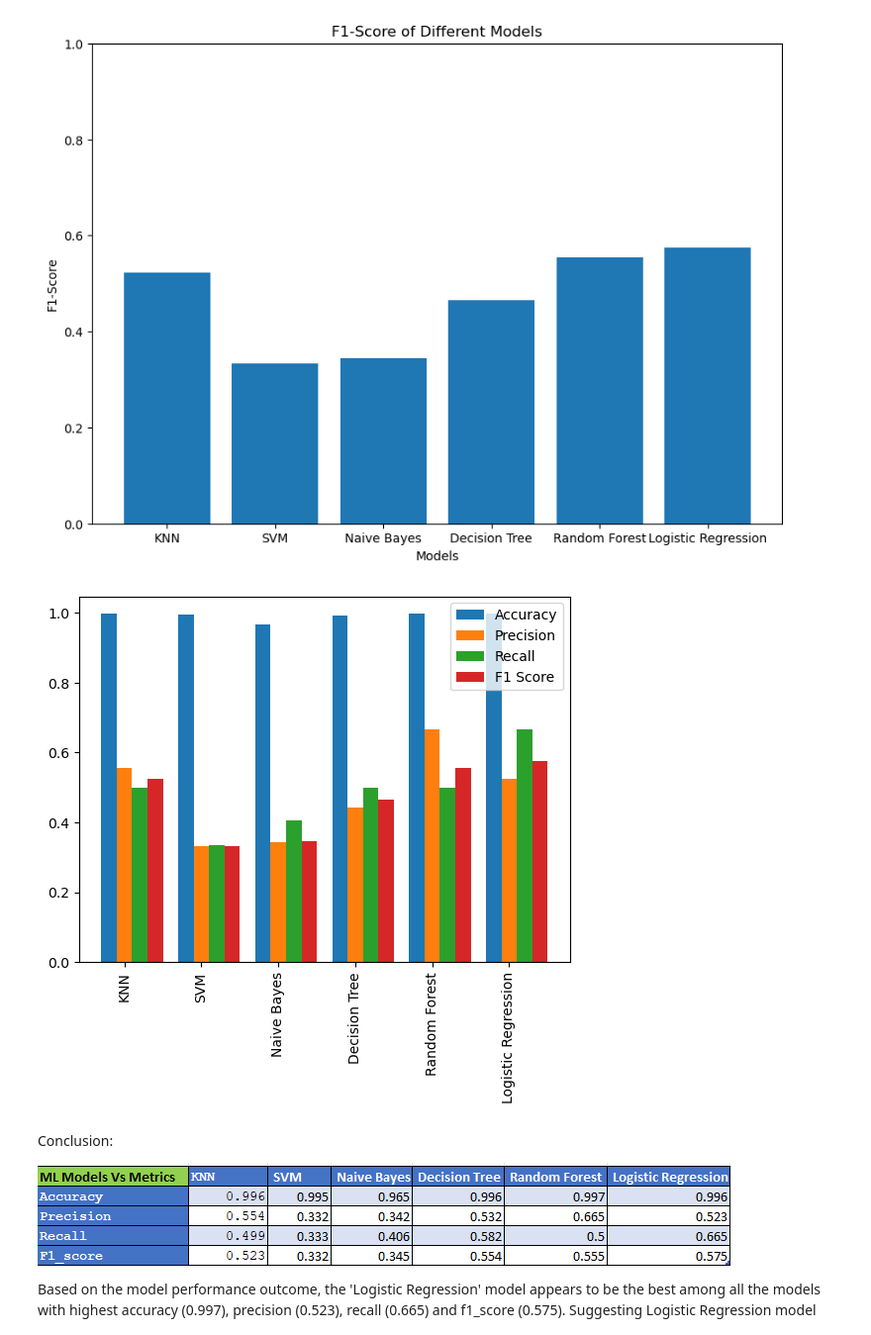
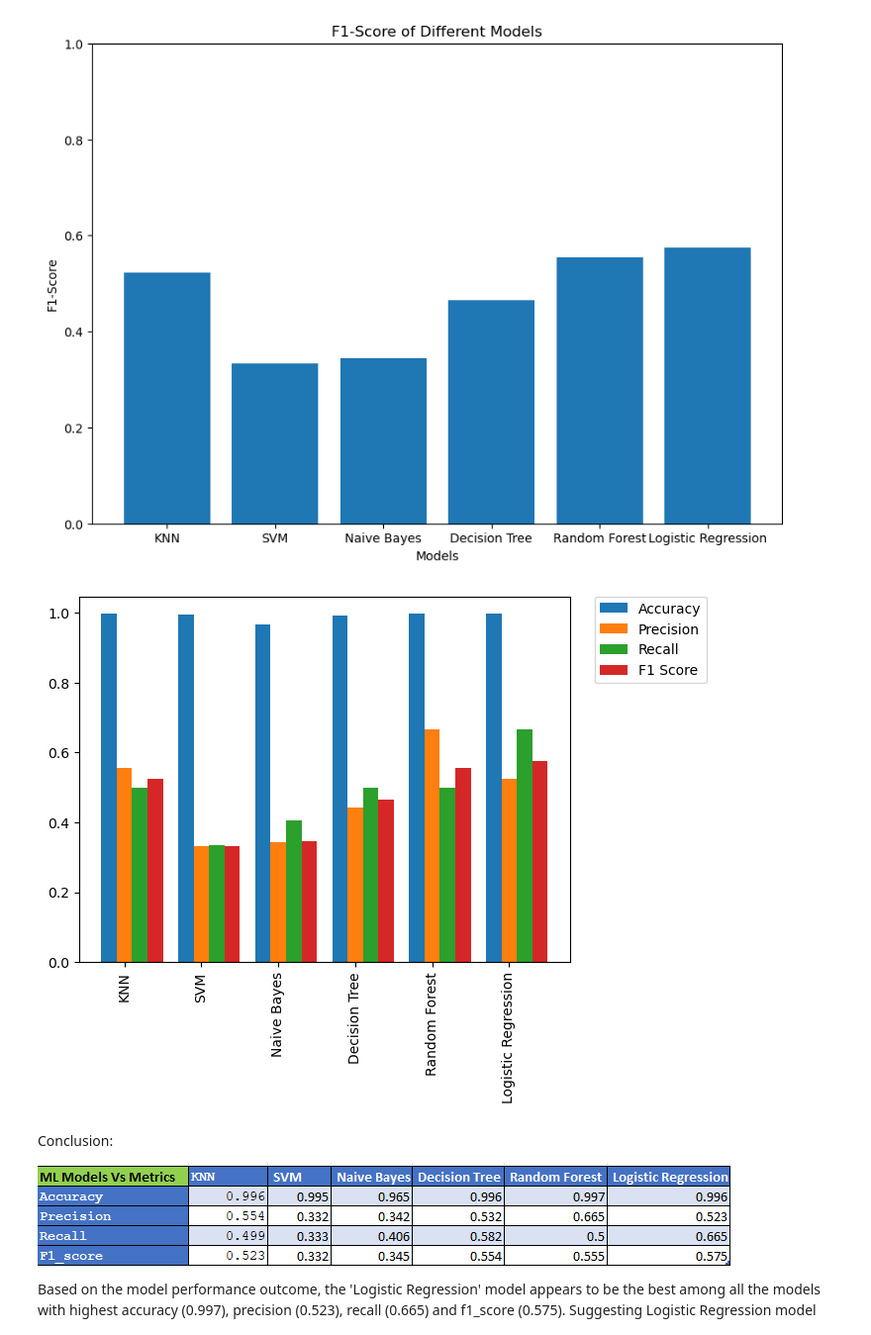
Before and after one commit to AmirAhanchian/Project_4_group_13, a Jupyter notebook: Project4_DataCln n ML - Prabha.ipynb, the cells around one changed output. Shown: that part at 99% size. Cells and saved outputs as stored; diff of their text form; code cells hidden in the pictures.

```diff
--- a/Project4_DataCln n ML - Prabha.ipynb
+++ b/Project4_DataCln n ML - Prabha.ipynb
@@ -325,24 +325,24 @@ plt.show()
 # %%
 # extract metrics values
 accuracies = [results[model]['accuracy'] for model in results]
 precisions = [results[model]['precision'] for model in results]
 recalls = [results[model]['recall'] for model in results]
 f1_scores = [results[model]['f1_score'] for model in results]
 
 # plot bar chart
 bar_width = 0.2
 index = np.arange(len(results))
 
 plt.bar(index, accuracies, bar_width, label='Accuracy')
 plt.bar(index + bar_width, precisions, bar_width, label='Precision')
 plt.bar(index + 2 * bar_width, recalls, bar_width, label='Recall')
 plt.bar(index + 3 * bar_width, f1_scores, bar_width, label='F1 Score')
 
 plt.xticks(index + bar_width, list(results.keys()), rotation ='vertical')
-plt.legend()
+plt.legend(bbox_to_anchor=(1.05, 1), loc=2, borderaxespad=0.)
 plt.show()
 # %% [output]
-[figure, old version]
+[figure, new version]
 # %% [markdown]
 Conclusion:
 
```
